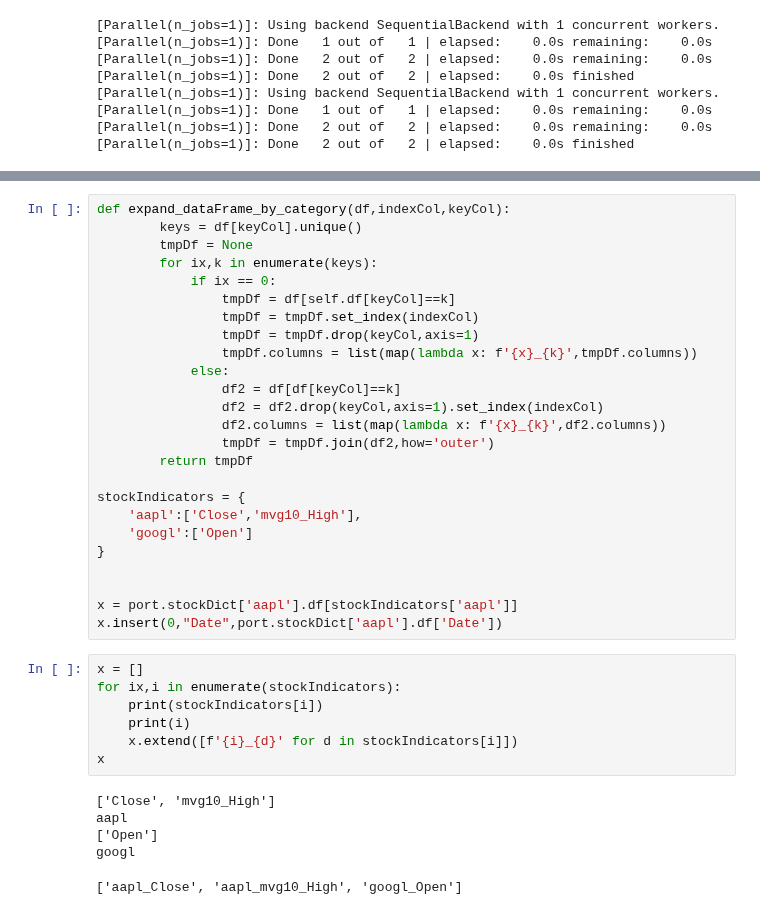
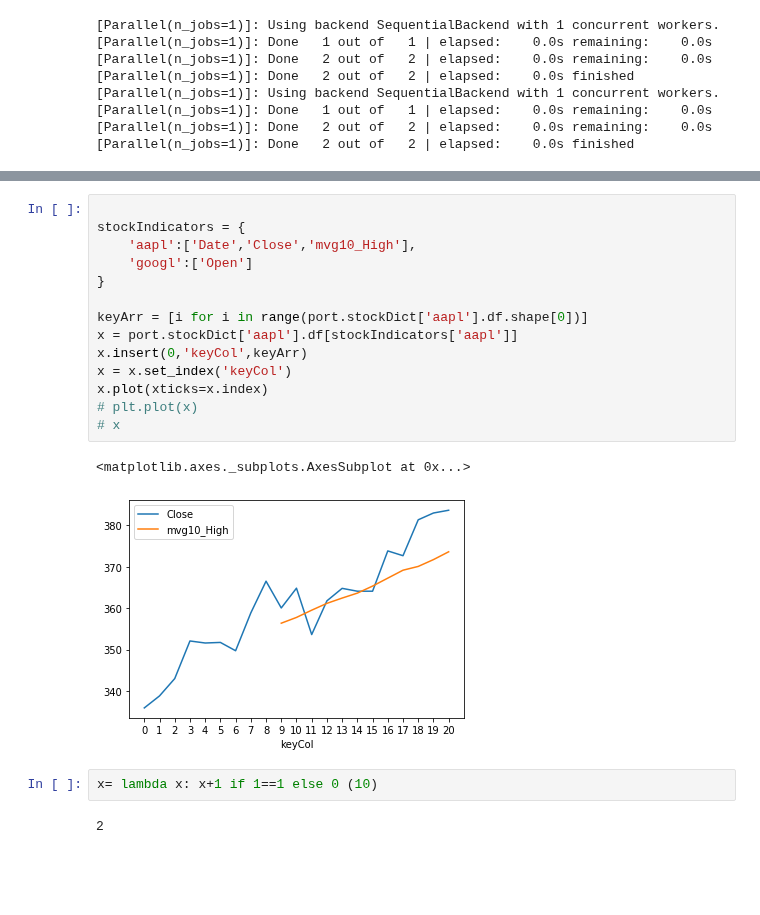
Before and after one commit to allen-chiang/Time-Series-Transformer, a Jupyter notebook: time_series_transform/stock_transform/test2.ipynb, the cells around one changed output, grey strips where cells are left out. Drawn from its saved outputs; the diff is of its cells as text; blank space fills up the shorter version.

```diff
--- a/time_series_transform/stock_transform/test2.ipynb
+++ b/time_series_transform/stock_transform/test2.ipynb
@@ -151,38 +170,21 @@ z.plot()
-# %%
-def expand_dataFrame_by_category(df,indexCol,keyCol):
-        keys = df[keyCol].unique()
-        tmpDf = None
-        for ix,k in enumerate(keys):
-            if ix == 0:
-                tmpDf = df[self.df[keyCol]==k]
-                tmpDf = tmpDf.set_index(indexCol)
-                tmpDf = tmpDf.drop(keyCol,axis=1)
-                tmpDf.columns = list(map(lambda x: f'{x}_{k}',tmpDf.columns))
-            else:
-                df2 = df[df[keyCol]==k]
-                df2 = df2.drop(keyCol,axis=1).set_index(indexCol)
-                df2.columns = list(map(lambda x: f'{x}_{k}',df2.columns))
-                tmpDf = tmpDf.join(df2,how='outer')
-        return tmpDf
-
-stockIndicators = {
-    'aapl':['Close','mvg10_High'],
-    'googl':['Open']
-}
-
-
-x = port.stockDict['aapl'].df[stockIndicators['aapl']]
-x.insert(0,"Date",port.stockDict['aapl'].df['Date'])
-# %%
-x = []
-for ix,i in enumerate(stockIndicators):
-    print(stockIndicators[i])
-    print(i)
-    x.extend([f'{i}_{d}' for d in stockIndicators[i]])
-x
-# %% [output]
-['Close', 'mvg10_High']
-aapl
-['Open']
-googl
-['aapl_Close', 'aapl_mvg10_High', 'googl_Open']
+# %%
+
+stockIndicators = {
+    'aapl':['Date','Close','mvg10_High'],
+    'googl':['Open']
+}
+
+keyArr = [i for i in range(port.stockDict['aapl'].df.shape[0])]
+x = port.stockDict['aapl'].df[stockIndicators['aapl']]
+x.insert(0,'keyCol',keyArr)
+x = x.set_index('keyCol')
+x.plot(xticks=x.index)
+# plt.plot(x)
+# x
+# %% [output]
+<matplotlib.axes._subplots.AxesSubplot at 0x...>
+[figure, added]
+# %%
+x= lambda x: x+1 if 1==1 else 0 (10)
+# %% [output]
+2
```
Also changed, not shown: parts of 2 cells of this notebook, 1 other file.
